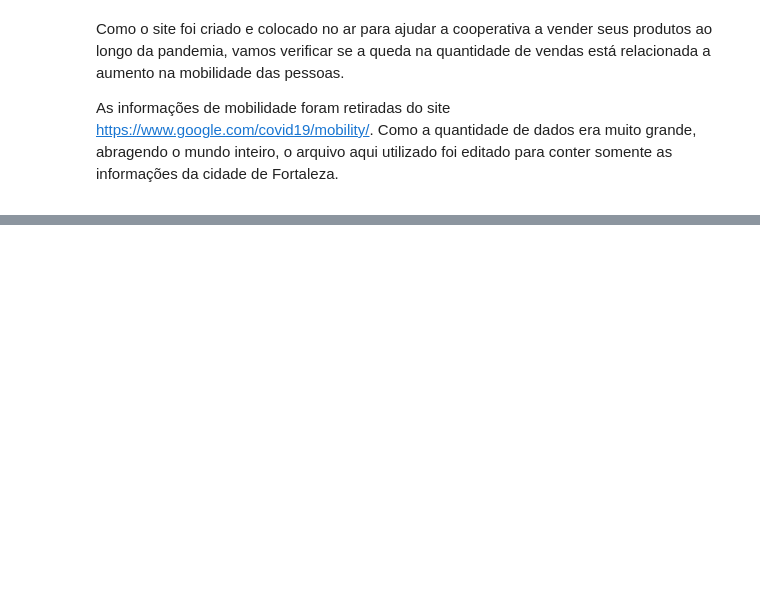
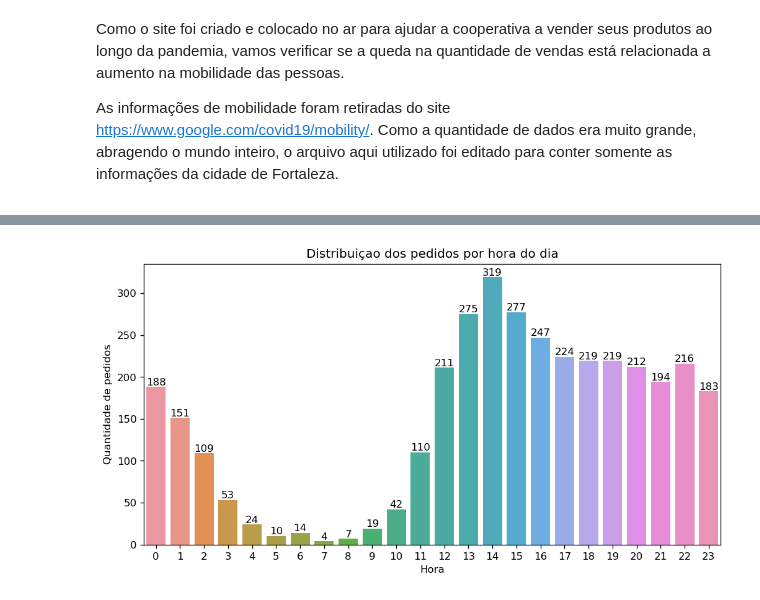
Before and after one commit to lgalicki/tcc-pos-ciecia-de-dados-pucmg, a Jupyter notebook: 2 - Análise e Exploração dos Dados.ipynb, the cells around one changed output, grey strips where cells are left out. Saved outputs shown, nothing was run; the diff lists cells and outputs as text; code cells hidden in the pictures; blank space fills up the shorter version.

```diff
--- a/2 - Análise e Exploração dos Dados.ipynb
+++ b/2 - Análise e Exploração dos Dados.ipynb
@@ -436,0 +509,9 @@ As informações de mobilidade foram retiradas do site https://www.google.com/co
+# %%
+dados = pd.to_datetime(df_pw['hora_pedido']).dt.hour
+
+plt.figure(dpi=120,figsize=(10,5))
+ax = sns.countplot(x=dados.values)
+ax.set(title='Distribuiçao dos pedidos por hora do dia',xlabel='Hora',ylabel='Quantidade de pedidos')
+ax.bar_label(ax.containers[0]);
+# %% [output]
+[figure, added]
```
Also changed, not shown: parts of 18 cells of this notebook, 3 other files.
